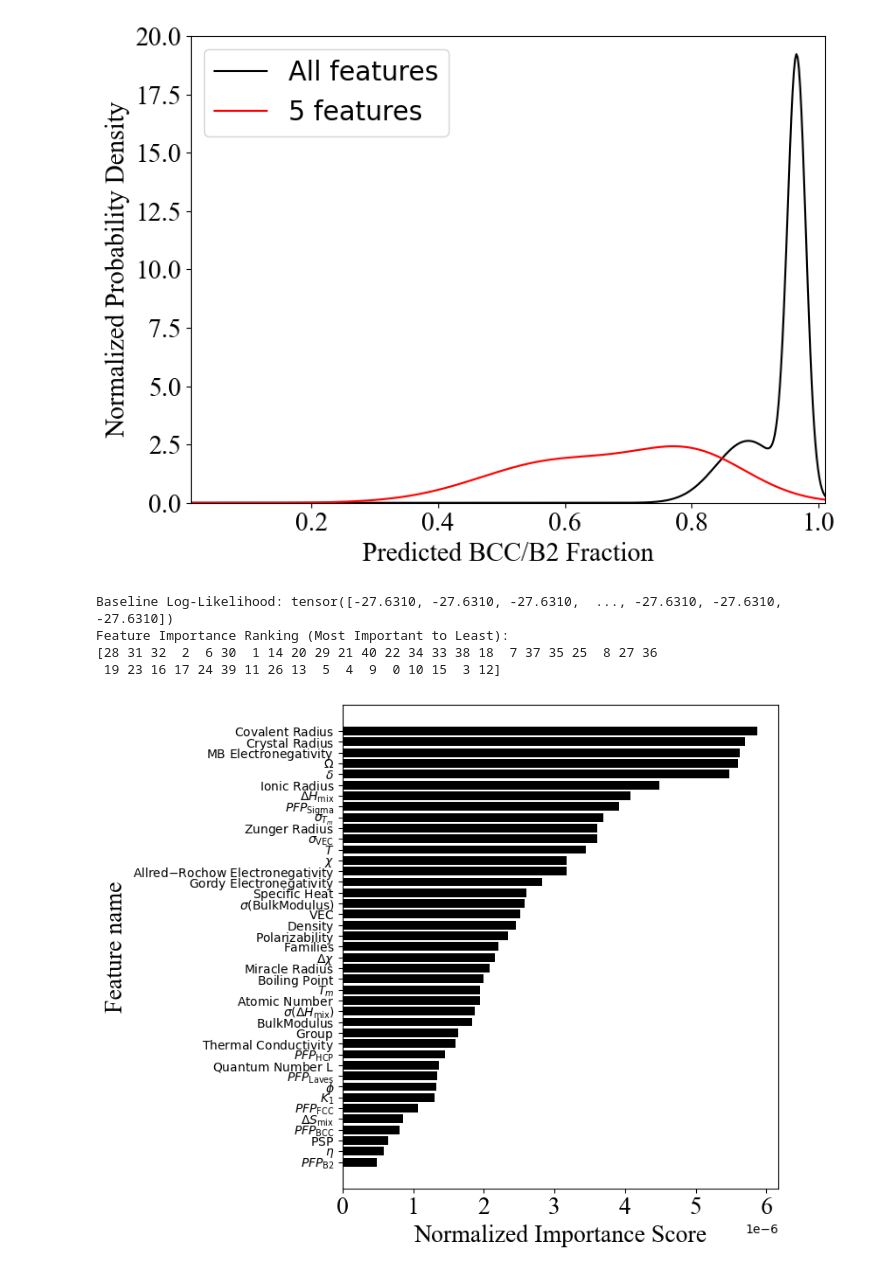
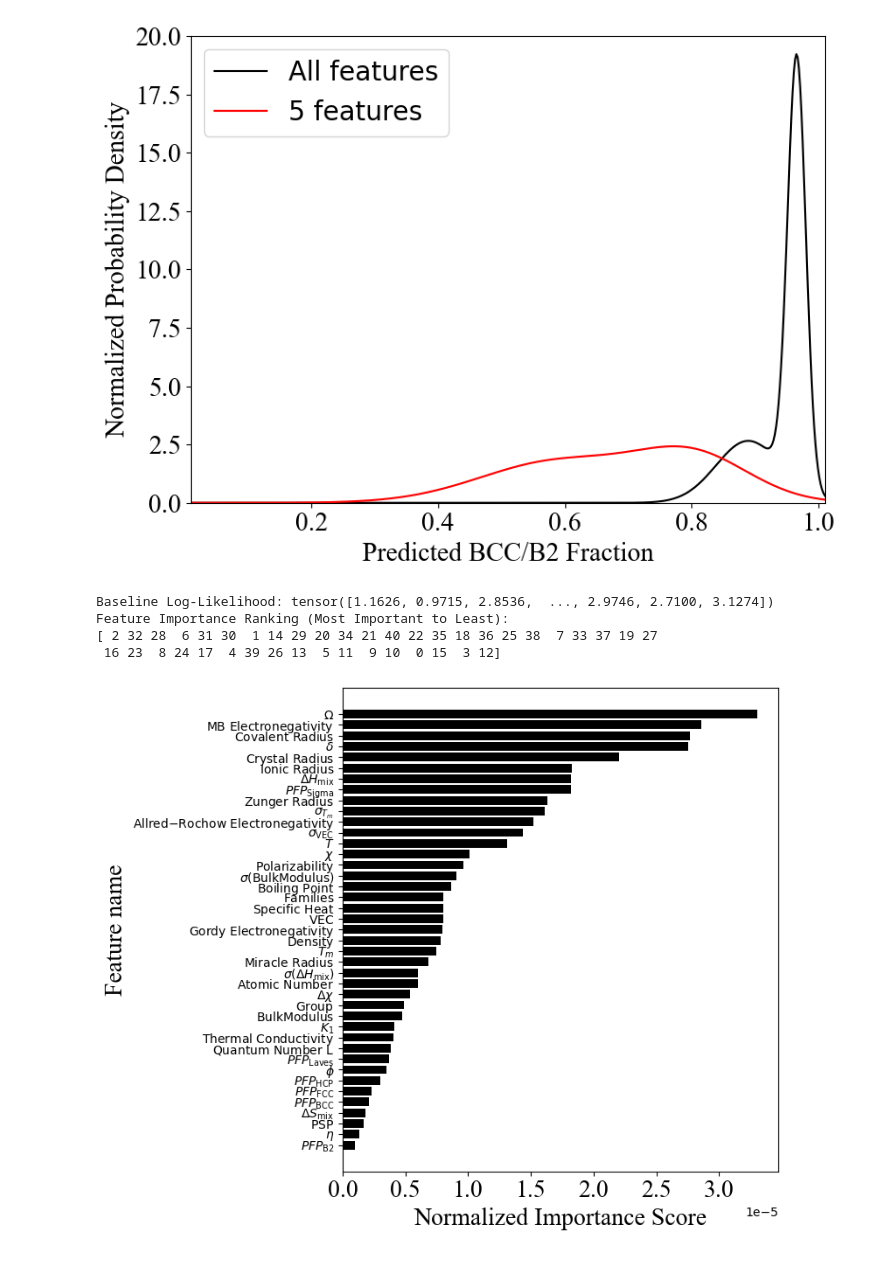
Before and after one commit to ashargh1/RMPEAs, a Jupyter notebook: Phase_UQ_Active_Learning/PerformanceEvaluation/PerformanceEvaluation.ipynb, the cells around one changed output. Saved outputs shown, nothing was run; the diff lists cells and outputs as text; code cells hidden in the pictures.

```diff
--- a/Phase_UQ_Active_Learning/PerformanceEvaluation/PerformanceEvaluation.ipynb
+++ b/Phase_UQ_Active_Learning/PerformanceEvaluation/PerformanceEvaluation.ipynb
@@ -162,0 +166,5 @@ R2= 0.22699183558084635
+# %%
+#Revision: This code calculate NLL following the first code of this notebook for table 1
+data_y_np = torch.tensor(data_y, dtype=torch.float)[:,phs:phs+1]
+loss = mdn_loss_fn(pi_variable, sigma_variable, mu_variable, data_y_np)
+print('NLL=',loss)
@@ -162,0 +208,26 @@ R2= 0.22699183558084635
+# %%
+#Revision: This code calculate PIT following the first code of this notebook to prepare Figure 6
+
+from scipy.stats import norm
+import numpy as np
+import matplotlib.pyplot as plt
+
+pi = pi_variable.detach().cpu().numpy()
+mu_k = mu_variable.detach().cpu().numpy()
+sigma_k = sigma_variable.detach().cpu().numpy()
+y_true = data_y_np.squeeze()
+y_exp = y_true[:, None]
+
+
+cdf_components = norm.cdf((y_exp - mu_k) / sigma_k) #Note: CDF shows what fraction of probability is ≤ y. For example, F(5)=0.8 means that 80% of outcomes are bellow 5
+pit = np.sum(pi * cdf_components, axis=1)
+
+plt.figure(figsize=(8, 6))
+plt.hist(pit, bins=20, density=True, edgecolor='k',color='black')
+plt.axhline(1.0, linestyle='--',color='black')
+plt.xlabel("PIT",fontsize=30, fontname='Times New Roman')
+plt.ylabel("Density",fontsize=30, fontname='Times New Roman')
+plt.xticks(fontsize=30, fontname='Times New Roman')
+plt.yticks(fontsize=30, fontname='Times New Roman')
+plt.tight_layout()
+plt.savefig('6e.png', dpi=600)
@@ -460,7 +616,7 @@ Mu (5)= [0.70858157]
 Sigma (5)= [0.17629251]
 [figure]
 # %%
-#This code generates Figure 6(a) of the manuscript
+#This code generates Figure 7(a) of the manuscript
 
 import numpy as np
 import matplotlib.pyplot as plt
@@ -542,7 +698,7 @@ def feature_importance_perturbation(mdn_model, data_loader, device, perturbation
             importance_scores[feature_idx] = torch.mean(torch.abs(baseline_log_likelihood - perturbed_log_likelihood))
     return importance_scores
 X_test=np.load('xlo_test.npy')[:,:]
-y_test=np.load('xlo_test.npy')[:,:]
+y_test=np.load('ylo_test.npy')[:,:] #bug fixed
 y_test[:,1]=y_test[:,1]+y_test[:,3]
 phs=1 #phase (bcc = 1)
 y_test=y_test[:,phs:phs+1]
@@ -560,35 +716,35 @@ feature_importance_scores = feature_importance_perturbation(model, test_loader,
 feature_ranking = np.argsort(np.abs(feature_importance_scores))[::-1]
 print("Feature Importance Ranking (Most Important to Least):")
 print(feature_ranking)
 feature_names = [
     r"$\Delta S_{\mathrm{mix}}$", r"$\Delta H_{\mathrm{mix}}$", r"$\Omega$", r"$\eta$", r"$K_1$", r"$\phi$", r"$\delta$",
     r"$\mathrm{VEC}$", r"$\Delta \chi$", r"$PFP_{\mathrm{FCC}}$", r"$PFP_{\mathrm{BCC}}$", r"$PFP_{\mathrm{HCP}}$", r"$PFP_{\mathrm{B2}}$",
     r"$PFP_{\mathrm{Laves}}$", r"$PFP_{\mathrm{Sigma}}$", r"$\mathrm{PSP}$", r"$\sigma(\Delta H_{\mathrm{mix}})$", r"$\mathrm{BulkModulus}$",
     r"$\sigma(\mathrm{BulkModulus})$", r"$T_m$", r"$\sigma_{T_m}$", r"$\sigma_{\mathrm{VEC}}$", r"$\chi$", r"$\mathrm{Atomic\ Number}$",
     r"$\mathrm{Group}$", r"$\mathrm{Families}$", r"$\mathrm{Quantum\ Number\ L}$", r"$\mathrm{Miracle\ Radius}$", r"$\mathrm{Covalent\ Radius}$", r"$\mathrm{Zunger\ Radius}$",
     r"$\mathrm{Ionic\ Radius}$", r"$\mathrm{Crystal\ Radius}$", r"$\mathrm{MB\ Electronegativity}$", r"$\mathrm{Gordy\ Electronegativity}$", r"$\mathrm{Allred{-}Rochow\ Electronegativity}$",
     r"$\mathrm{Polarizability}$", r"$\mathrm{Boiling\ Point}$", r"$\mathrm{Density}$", r"$\mathrm{Specific\ Heat}$", r"$\mathrm{Thermal\ Conductivity}$",
     r"$T$"
 ]
 num_data_points=X_test.shape[0]
 normalized_scores = [score / num_data_points for score in feature_importance_scores]
 features = [f"{i}" for i in range(len(feature_importance_scores))]
 sorted_indices = np.argsort(normalized_scores)[::-1]
 sorted_features = [feature_names[i] for i in sorted_indices]
 sorted_scores = [normalized_scores[i] for i in sorted_indices]
 plt.figure(figsize=(8, 6.5))
 plt.barh(sorted_features, sorted_scores, color="black")
 plt.xlabel("Normalized Importance Score",fontsize=20, fontname='Times New Roman')
 plt.ylabel("Feature name",fontsize=20, fontname='Times New Roman')
 plt.gca().invert_yaxis()
 plt.xticks(fontsize=20, fontname='Times New Roman')
 plt.yticks(fontsize=10, fontname='Times New Roman')
 plt.tight_layout()
 plt.savefig('6a.png', dpi=600)
 # %% [output]
-Baseline Log-Likelihood: tensor([-27.6310, -27.6310, -27.6310,  ..., -27.6310, -27.6310, -27.6310])
+Baseline Log-Likelihood: tensor([1.1626, 0.9715, 2.8536,  ..., 2.9746, 2.7100, 3.1274])
 Feature Importance Ranking (Most Important to Least):
-[28 31 32  2  6 30  1 14 20 29 21 40 22 34 33 38 18  7 37 35 25  8 27 36
- 19 23 16 17 24 39 11 26 13  5  4  9  0 10 15  3 12]
+[ 2 32 28  6 31 30  1 14 29 20 34 21 40 22 35 18 36 25 38  7 33 37 19 27
+ 16 23  8 24 17  4 39 26 13  5 11  9 10  0 15  3 12]
-[figure, old version]
+[figure, new version]
 # %%
```
Also changed, not shown: parts of 8 cells of this notebook.
